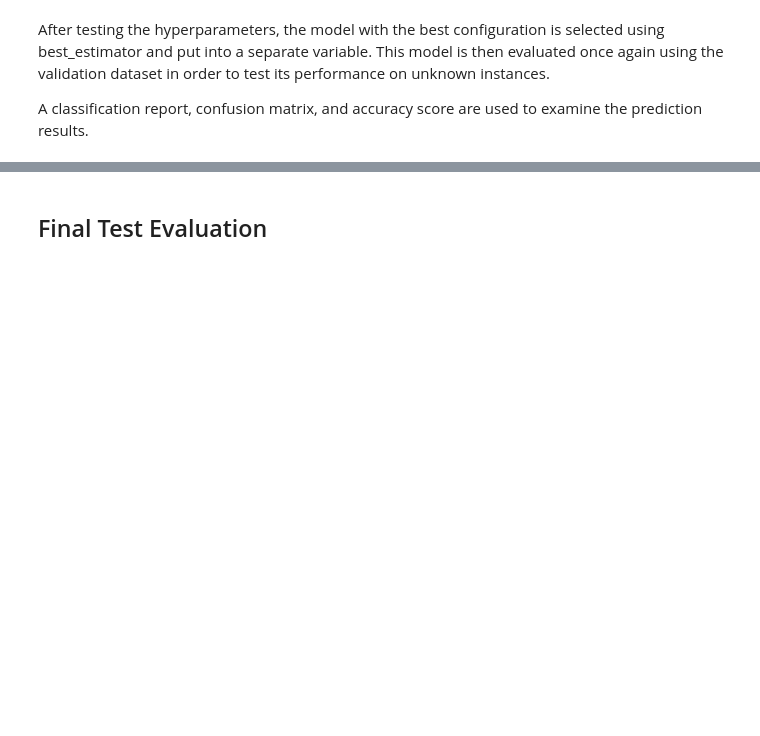
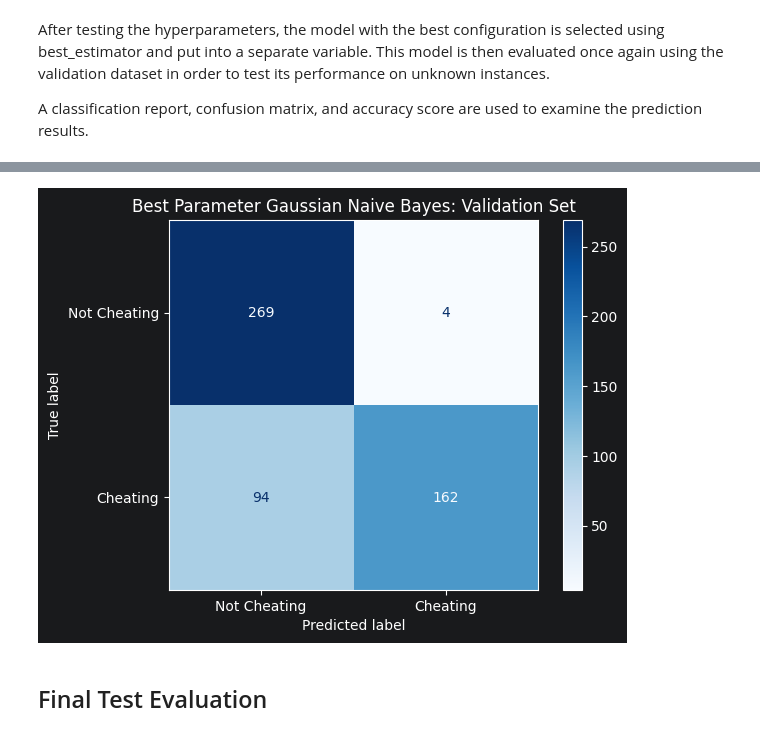
Before and after one commit to raiskolnikov/gdintai-machinelearning, a Jupyter notebook: Jupyter_Notebook/notebooks_GDINTAI_Group-3_MCO2.ipynb, the cells around one changed output, grey strips where cells are left out. Saved outputs shown, nothing was run; the diff lists cells and outputs as text; code cells hidden in the pictures; blank space fills up the shorter version.

Commit message:
Added Confusion Matrix For Gaussian Naive Bayes

```diff
--- a/Jupyter_Notebook/notebooks_GDINTAI_Group-3_MCO2.ipynb
+++ b/Jupyter_Notebook/notebooks_GDINTAI_Group-3_MCO2.ipynb
@@ -478,3 +609,11 @@ print(accuracy_score(gnbY_Validate, best_Predictions))
+# %%
+from sklearn.metrics import ConfusionMatrixDisplay
+
+ConfusionMatrixDisplay(confusion_matrix(gnbY_Validate, best_Predictions), display_labels=["Not Cheating", "Cheating"]).plot(cmap="Blues")
+plt.title("Best Parameter Gaussian Naive Bayes: Validation Set")
+plt.show()
+# %% [output]
+[figure, added]
 # %% [markdown]
 ## Final Test Evaluation
 # %% [markdown]
```
Also changed, not shown: parts of 33 cells of this notebook.
